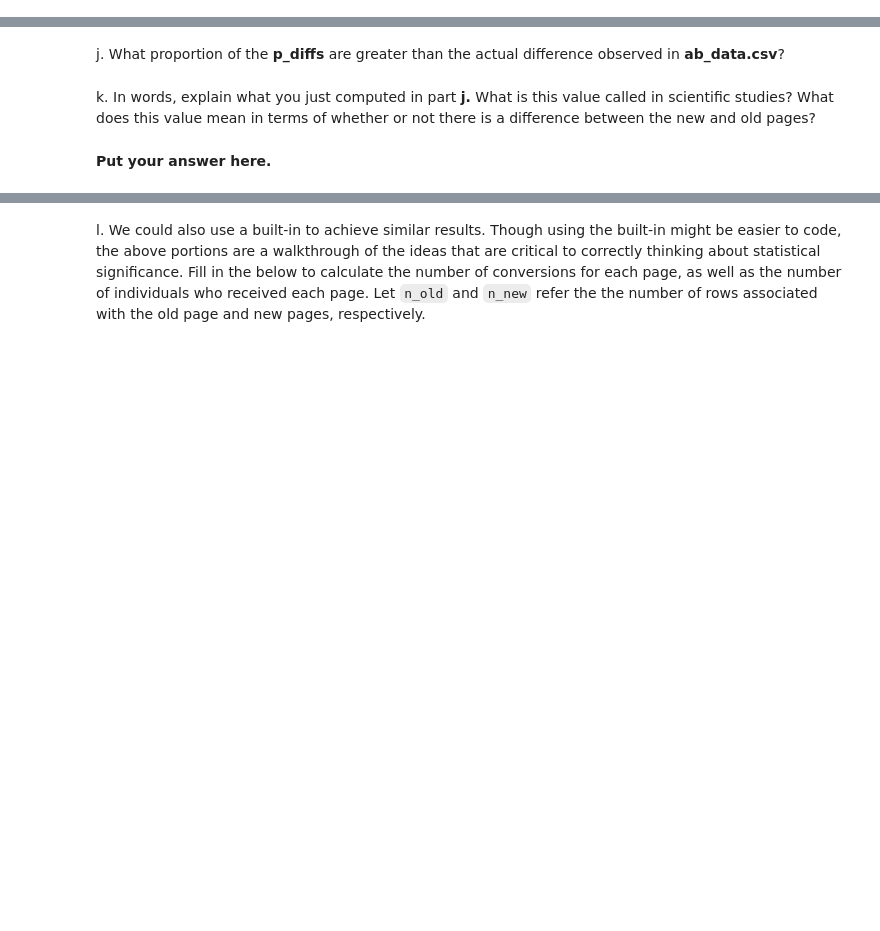
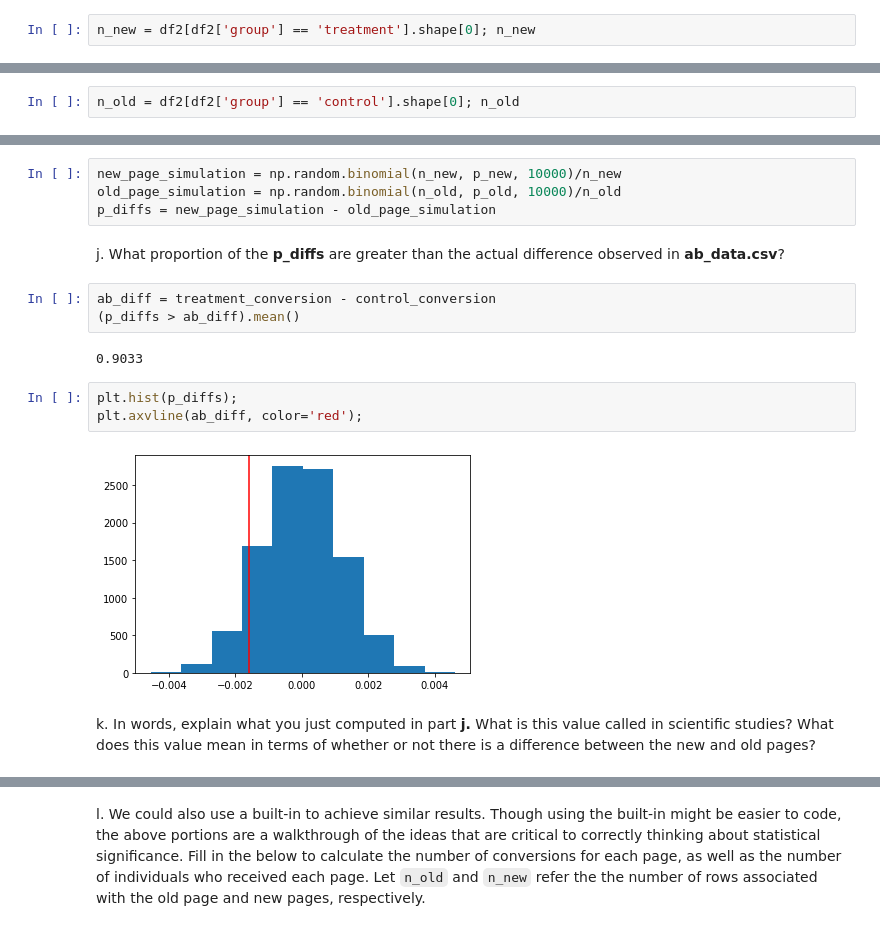
Before and after one commit to moaaztaha/Analyzing-A-B-test-results, a Jupyter notebook: Analyze_ab_test_results_notebook.ipynb, the cells around one changed output, grey strips where cells are left out. Cells and saved outputs as stored; diff of their text form; blank space fills up the shorter version.

```diff
--- a/Analyze_ab_test_results_notebook.ipynb
+++ b/Analyze_ab_test_results_notebook.ipynb
@@ -199,0 +219,2 @@ c. What is $n_{new}$?
+# %%
+n_new = df2[df2['group'] == 'treatment'].shape[0]; n_new
@@ -200,2 +223,4 @@ c. What is $n_{new}$?
 # %% [markdown]
 d. What is $n_{old}$?
+# %%
+n_old = df2[df2['group'] == 'control'].shape[0]; n_old
@@ -212,6 +251,18 @@ i. Plot a histogram of the **p_diffs**.  Does this plot look like what you expec
+# %%
+new_page_simulation = np.random.binomial(n_new, p_new, 10000)/n_new
+old_page_simulation = np.random.binomial(n_old, p_old, 10000)/n_old
+p_diffs = new_page_simulation - old_page_simulation
 # %% [markdown]
 j. What proportion of the **p_diffs** are greater than the actual difference observed in **ab_data.csv**?
+# %%
+ab_diff = treatment_conversion - control_conversion
+(p_diffs > ab_diff).mean()
+# %% [output]
+0.9033
+# %%
+plt.hist(p_diffs);
+plt.axvline(ab_diff, color='red');
+# %% [output]
+[figure, added]
 # %% [markdown]
 k. In words, explain what you just computed in part **j.**  What is this value called in scientific studies?  What does this value mean in terms of whether or not there is a difference between the new and old pages?
-# %% [markdown]
-**Put your answer here.**
```
Also changed, not shown: parts of 19 cells of this notebook.
